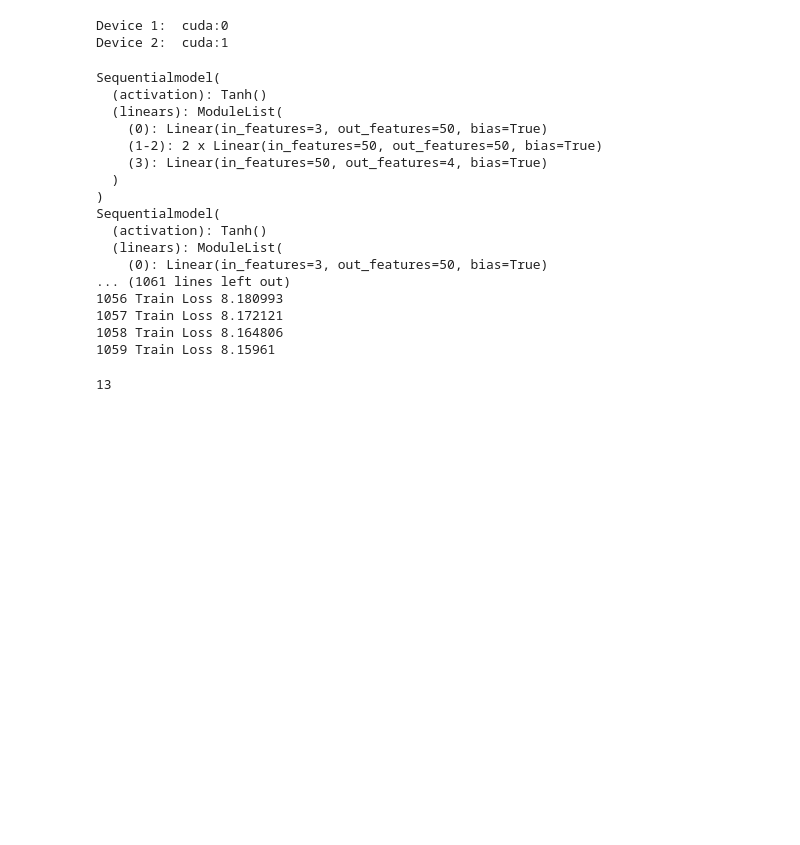
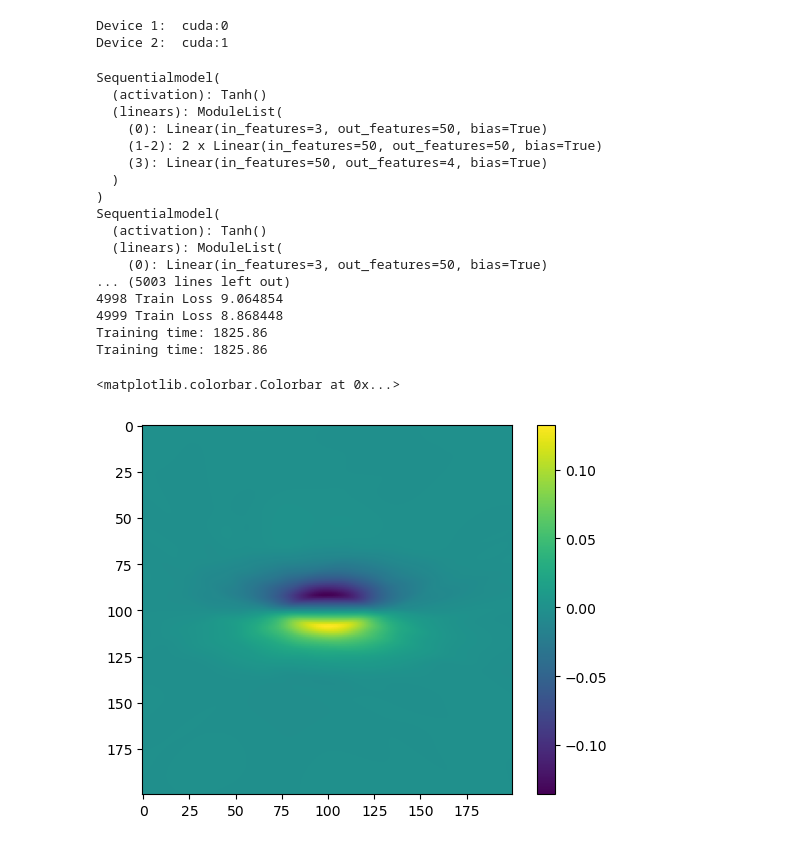
Before and after one commit to raghavg97/PINN_AFSD, a Jupyter notebook: Code/Notebook_main.ipynb, the cells around one changed output. Saved outputs shown, nothing was run; the diff lists cells and outputs as text; code cells hidden in the pictures; blank space fills up the shorter version.

```diff
--- a/Code/Notebook_main.ipynb
+++ b/Code/Notebook_main.ipynb
@@ -224,7 +224,7 @@ for reps in range(max_reps):
 
     layers1 = np.array([3,50,50,50,4]) #9 hidden layers
     layers2 = np.array([3,50,50,50,1]) #9 hidden layers
-    # layers = np.array([3,50,50,50,50,50,5])
+    # layers = np.array([3,50,50,50,5])
     # layers = np.array([3,64,64,64,1])
     model_PINN = coupled_PINN(layers1,layers2,device1,device2,lb_xyz,ub_xyz)
     # PINN = nn.DataParallel(PINN)
@@ -243,7 +243,7 @@ for reps in range(max_reps):
     #                           history_size = 100,
     #                           line_search_fn = 'strong_wolfe')
 
-    optimizer = torch.optim.Adam(model_PINN.parameters(),lr=0.01, betas=(0.9, 0.999))
+    optimizer = torch.optim.Adam(model_PINN.parameters(),lr=0.008, betas=(0.9, 0.999))
 
     start_time = time.time()
     train_model(max_iter,reps,n_batches)
@@ -272,8 +272,8 @@ Sequentialmodel(
   (activation): Tanh()
   (linears): ModuleList(
     (0): Linear(in_features=3, out_features=50, bias=True)
-... (1061 lines left out)
-1056 Train Loss 8.180993
-1057 Train Loss 8.172121
-1058 Train Loss 8.164806
-1059 Train Loss 8.15961
+... (5003 lines left out)
+4998 Train Loss 9.064854
+4999 Train Loss 8.868448
+Training time: 1825.86
+Training time: 1825.86
@@ -282,7 +280,3 @@ A = torch.normal(mean=0, std=torch.arange(1, 0, -0.08)).reshape(-1,1)
-# %%
-A.shape[0]
-# %% [output]
-13
 # %%
 [x_min,y_min,z_min] = lb_xyz
 [x_max,y_max,z_max] = ub_xyz
@@ -305,6 +299,13 @@ xyz = np.hstack((X,Y,Z))
 xyz_test_tensor = torch.from_numpy(xyz).float().to(device1)
 
 uvwp = model_PINN.PINN_uvw.forward(xyz_test_tensor).cpu().detach().numpy()
+# %%
+fig,ax = plt.subplots()
+im = ax.imshow(uvwp[:,1].reshape(200,200)/1000)
+fig.colorbar(im)
+# %% [output]
+<matplotlib.colorbar.Colorbar at 0x...>
+[figure, added]
 # %%
 r_vel = np.sqrt(np.square(uvwp[:,0])+np.square(uvwp[:,1])+np.square(uvwp[:,2]))
 # r_vel = np.sqrt(np.square(uvwp[:,2]))
```
Also changed, not shown: parts of 24 cells of this notebook, 4 other files.
